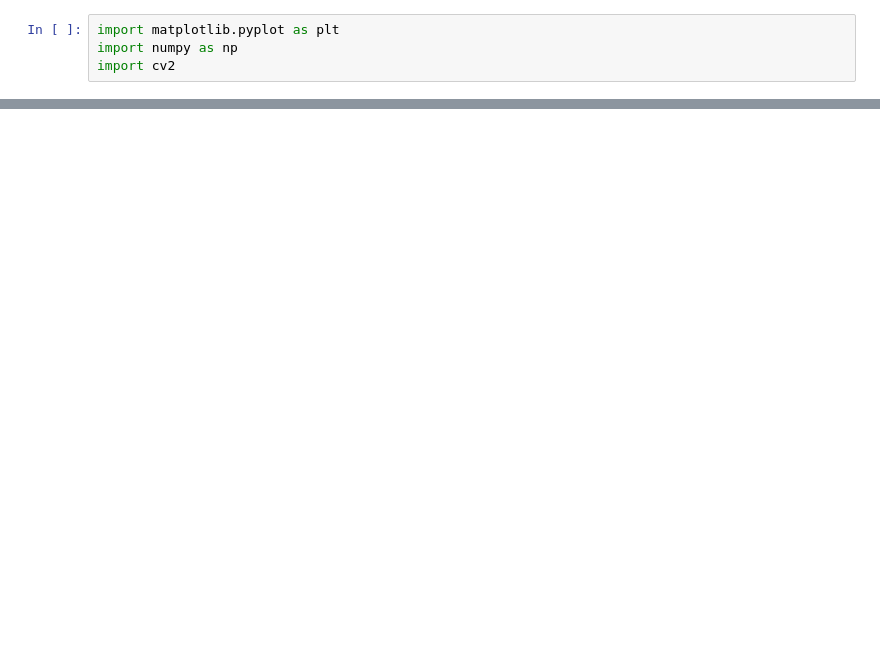
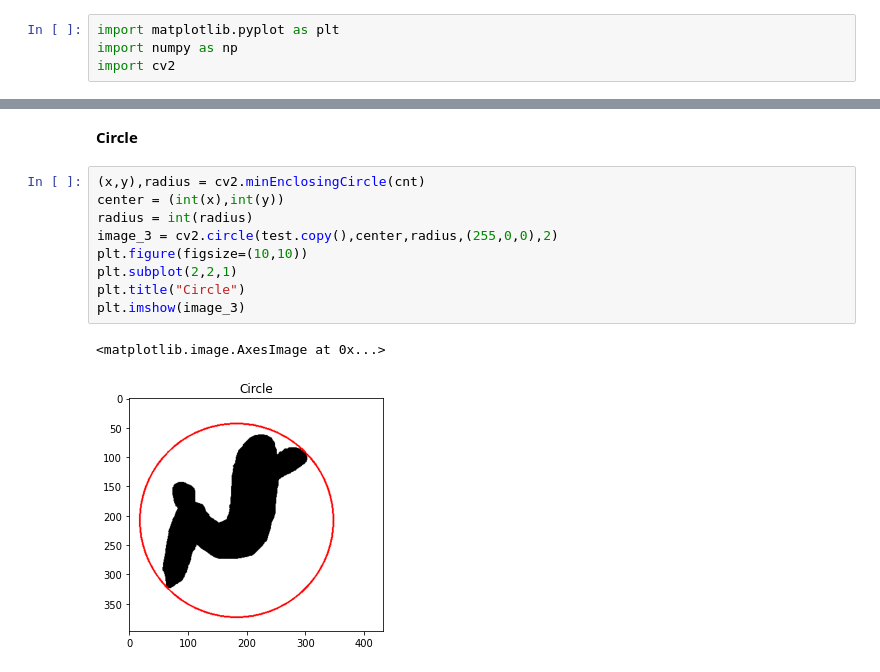
Before and after one commit to mayankmehra2606/Project-ML, a Jupyter notebook: CCC.ipynb, the cells around one changed output, grey strips where cells are left out. Cells and saved outputs as stored; diff of their text form; blank space fills up the shorter version.

```diff
--- a/CCC.ipynb
+++ b/CCC.ipynb
@@ -32,0 +75,14 @@ plt.imshow(test)
+# %% [markdown]
+**Circle**
+# %%
+(x,y),radius = cv2.minEnclosingCircle(cnt)
+center = (int(x),int(y))
+radius = int(radius)
+image_3 = cv2.circle(test.copy(),center,radius,(255,0,0),2)
+plt.figure(figsize=(10,10))
+plt.subplot(2,2,1)
+plt.title("Circle")
+plt.imshow(image_3)
+# %% [output]
+<matplotlib.image.AxesImage at 0x...>
+[figure, added]
```
Also changed, not shown: parts of 6 cells of this notebook.
